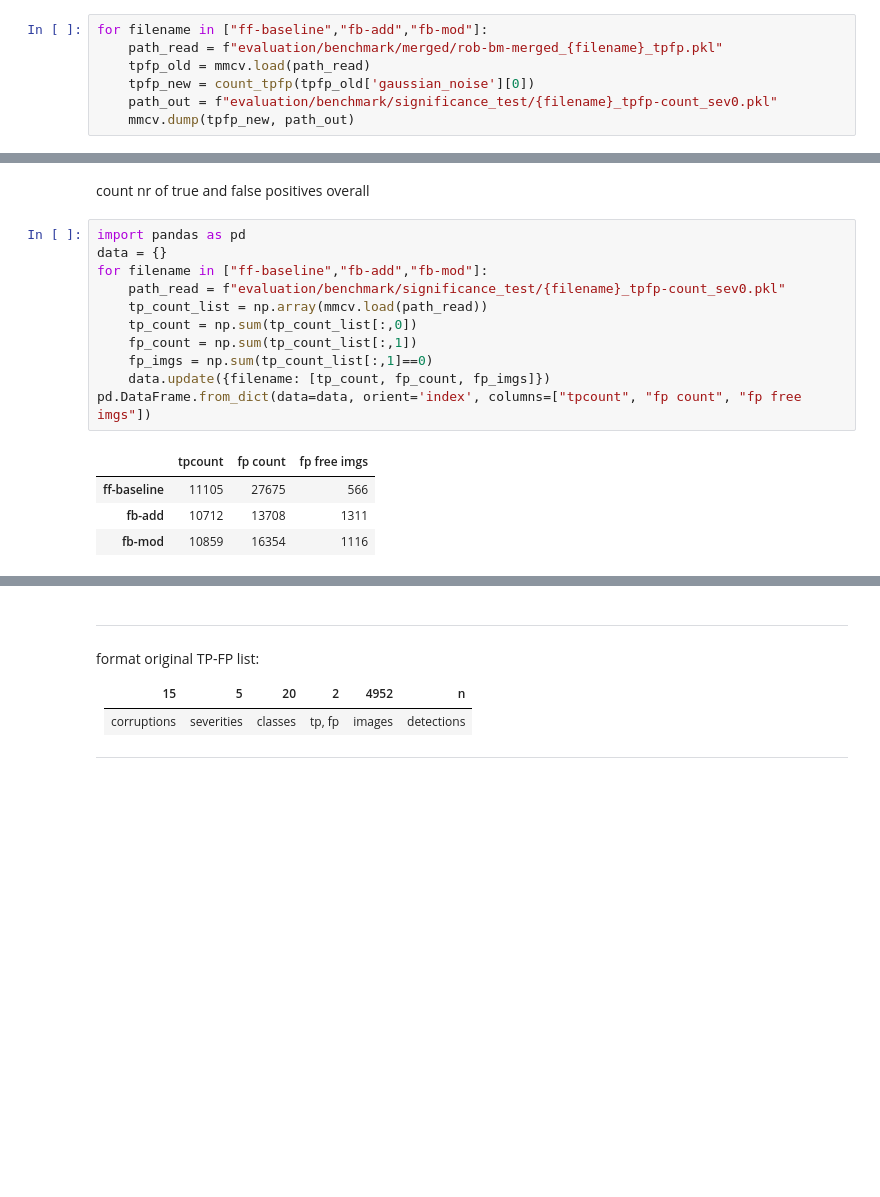
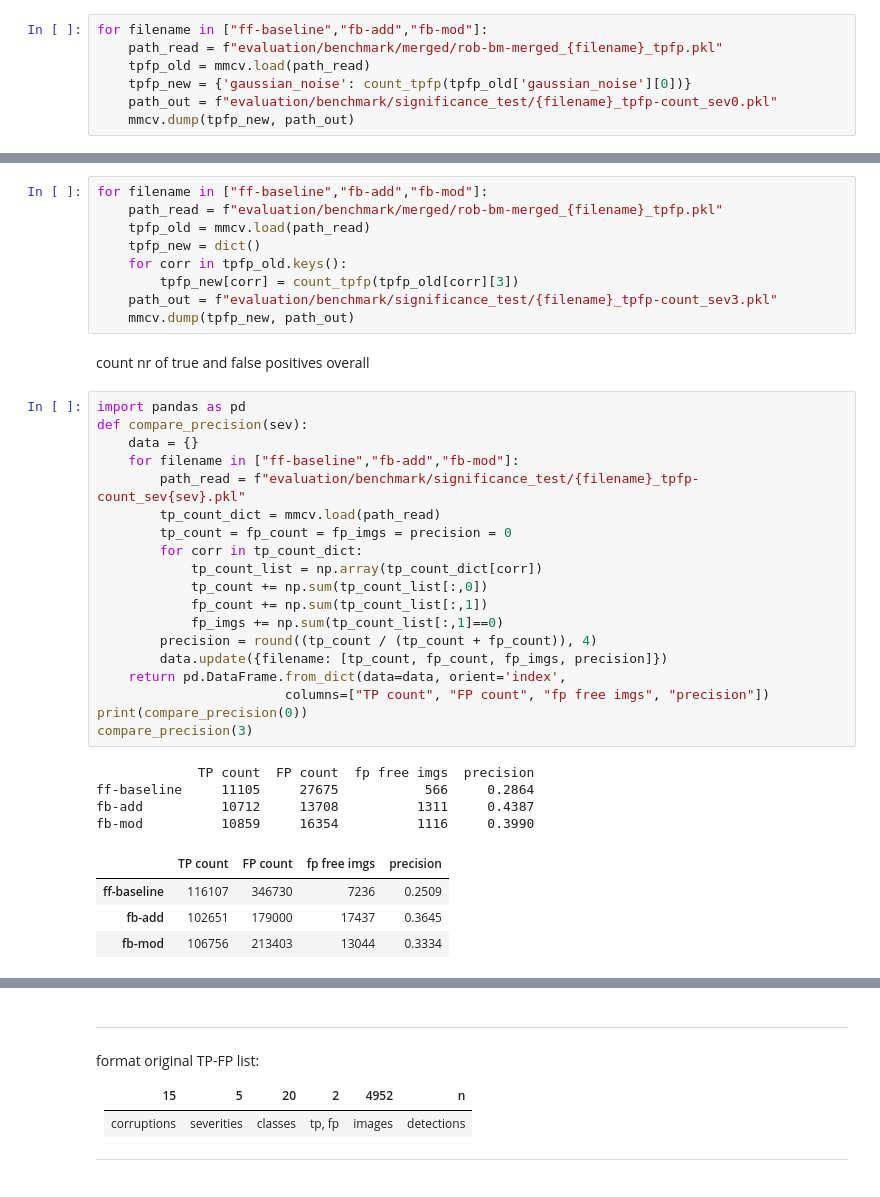
Before and after one commit to LinoLerch/MMdetectionRobustness, a Jupyter notebook: output/robust-benchmark_utils.ipynb, the cells around one changed output, grey strips where cells are left out. Cells and saved outputs as stored; diff of their text form; blank space fills up the shorter version.

Commit message:
Stat Eval: McNemar sev3, compare acc&precision

```diff
--- a/output/robust-benchmark_utils.ipynb
+++ b/output/robust-benchmark_utils.ipynb
@@ -96,6 +96,6 @@ transform and save tpfp-list for uncorrupted data (severity=0)
 for filename in ["ff-baseline","fb-add","fb-mod"]:
     path_read = f"evaluation/benchmark/merged/rob-bm-merged_{filename}_tpfp.pkl"
     tpfp_old = mmcv.load(path_read)
-    tpfp_new = count_tpfp(tpfp_old['gaussian_noise'][0])
+    tpfp_new = {'gaussian_noise': count_tpfp(tpfp_old['gaussian_noise'][0])}
     path_out = f"evaluation/benchmark/significance_test/{filename}_tpfp-count_sev0.pkl"
     mmcv.dump(tpfp_new, path_out)
@@ -102,18 +104,39 @@ for filename in ["ff-baseline","fb-add","fb-mod"]:
+# %%
+for filename in ["ff-baseline","fb-add","fb-mod"]:
+    path_read = f"evaluation/benchmark/merged/rob-bm-merged_{filename}_tpfp.pkl"
+    tpfp_old = mmcv.load(path_read)
+    tpfp_new = dict()
+    for corr in tpfp_old.keys():
+        tpfp_new[corr] = count_tpfp(tpfp_old[corr][3])
+    path_out = f"evaluation/benchmark/significance_test/{filename}_tpfp-count_sev3.pkl"
+    mmcv.dump(tpfp_new, path_out)
 # %% [markdown]
 count nr of true and false positives overall
 # %%
 import pandas as pd
-data = {}
-for filename in ["ff-baseline","fb-add","fb-mod"]:
-    path_read = f"evaluation/benchmark/significance_test/{filename}_tpfp-count_sev0.pkl"
-    tp_count_list = np.array(mmcv.load(path_read))
-    tp_count = np.sum(tp_count_list[:,0])
-    fp_count = np.sum(tp_count_list[:,1])
-    fp_imgs = np.sum(tp_count_list[:,1]==0)
-    data.update({filename: [tp_count, fp_count, fp_imgs]})
-pd.DataFrame.from_dict(data=data, orient='index', columns=["tpcount", "fp count", "fp free imgs"])
+def compare_precision(sev):
+    data = {}
+    for filename in ["ff-baseline","fb-add","fb-mod"]:
+        path_read = f"evaluation/benchmark/significance_test/{filename}_tpfp-count_sev{sev}.pkl"
+        tp_count_dict = mmcv.load(path_read)
+        tp_count = fp_count = fp_imgs = precision = 0
+        for corr in tp_count_dict:
+            tp_count_list = np.array(tp_count_dict[corr])
+            tp_count += np.sum(tp_count_list[:,0])
+            fp_count += np.sum(tp_count_list[:,1])
+            fp_imgs += np.sum(tp_count_list[:,1]==0)
+        precision = round((tp_count / (tp_count + fp_count)), 4)
+        data.update({filename: [tp_count, fp_count, fp_imgs, precision]})
+    return pd.DataFrame.from_dict(data=data, orient='index',
+                        columns=["TP count", "FP count", "fp free imgs", "precision"])
+print(compare_precision(0))
+compare_precision(3)
 # %% [output]
+             TP count  FP count  fp free imgs  precision
+ff-baseline     11105     27675           566     0.2864
+fb-add          10712     13708          1311     0.4387
+fb-mod          10859     16354          1116     0.3990
-|  | tpcount | fp count | fp free imgs |
-| ff-baseline | 11105 | 27675 | 566 |
-| fb-add | 10712 | 13708 | 1311 |
-| fb-mod | 10859 | 16354 | 1116 |
+|  | TP count | FP count | fp free imgs | precision |
+| ff-baseline | 116107 | 346730 | 7236 | 0.2509 |
+| fb-add | 102651 | 179000 | 17437 | 0.3645 |
+| fb-mod | 106756 | 213403 | 13044 | 0.3334 |
```
Also changed, not shown: parts of 3 cells of this notebook, 1 other file.
